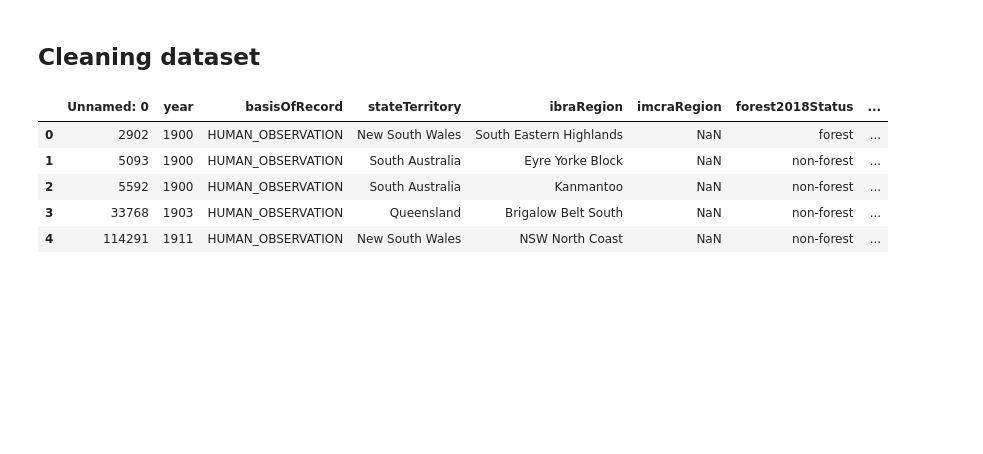
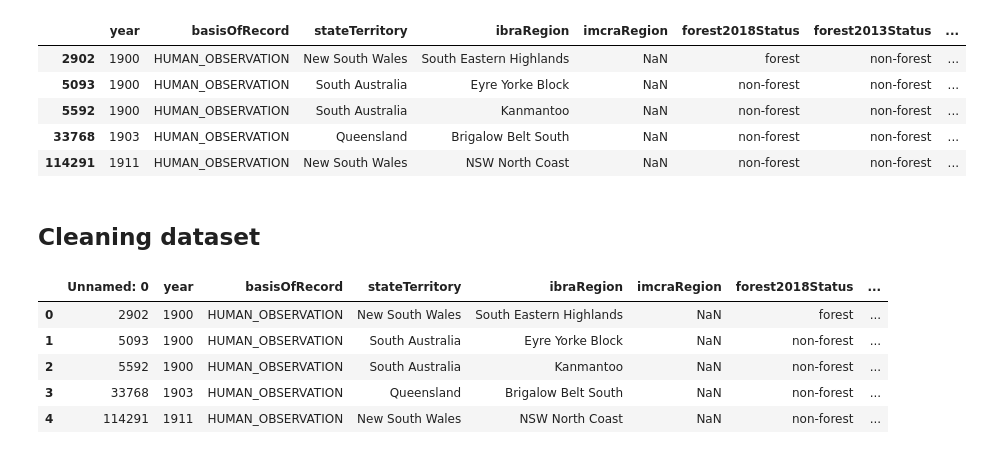
Before and after one commit to liza-drini/ceu-ds-project-C-2026, a Jupyter notebook: src/ben_realtime.ipynb, the cells around one changed output. Saved outputs shown, nothing was run; the diff lists cells and outputs as text; code cells hidden in the pictures; blank space fills up the shorter version.

```diff
--- a/src/ben_realtime.ipynb
+++ b/src/ben_realtime.ipynb
@@ -0,0 +32,14 @@
+# %%
+numerical_fix = ['year', 'occurrenceCount']
+rt_df[numerical_fix] = rt_df[numerical_fix].apply(pd.to_numeric, errors='coerce')
+# %%
+cat_df = rt_df[rt_df['speciesName'] == 'Felis catus']
+# %%
+cat_df.head()
+# %% [output]
+|  | year | basisOfRecord | stateTerritory | ibraRegion | imcraRegion | forest2018Status | forest2013Status | ... |
+| 2902 | 1900 | HUMAN_OBSERVATION | New South Wales | South Eastern Highlands | NaN | forest | non-forest | ... |
+| 5093 | 1900 | HUMAN_OBSERVATION | South Australia | Eyre Yorke Block | NaN | non-forest | non-forest | ... |
+| 5592 | 1900 | HUMAN_OBSERVATION | South Australia | Kanmantoo | NaN | non-forest | non-forest | ... |
+| 33768 | 1903 | HUMAN_OBSERVATION | Queensland | Brigalow Belt South | NaN | non-forest | non-forest | ... |
+| 114291 | 1911 | HUMAN_OBSERVATION | New South Wales | NSW North Coast | NaN | non-forest | non-forest | ... |
```
Also changed, not shown: parts of 7 cells of this notebook, 2 other files.
